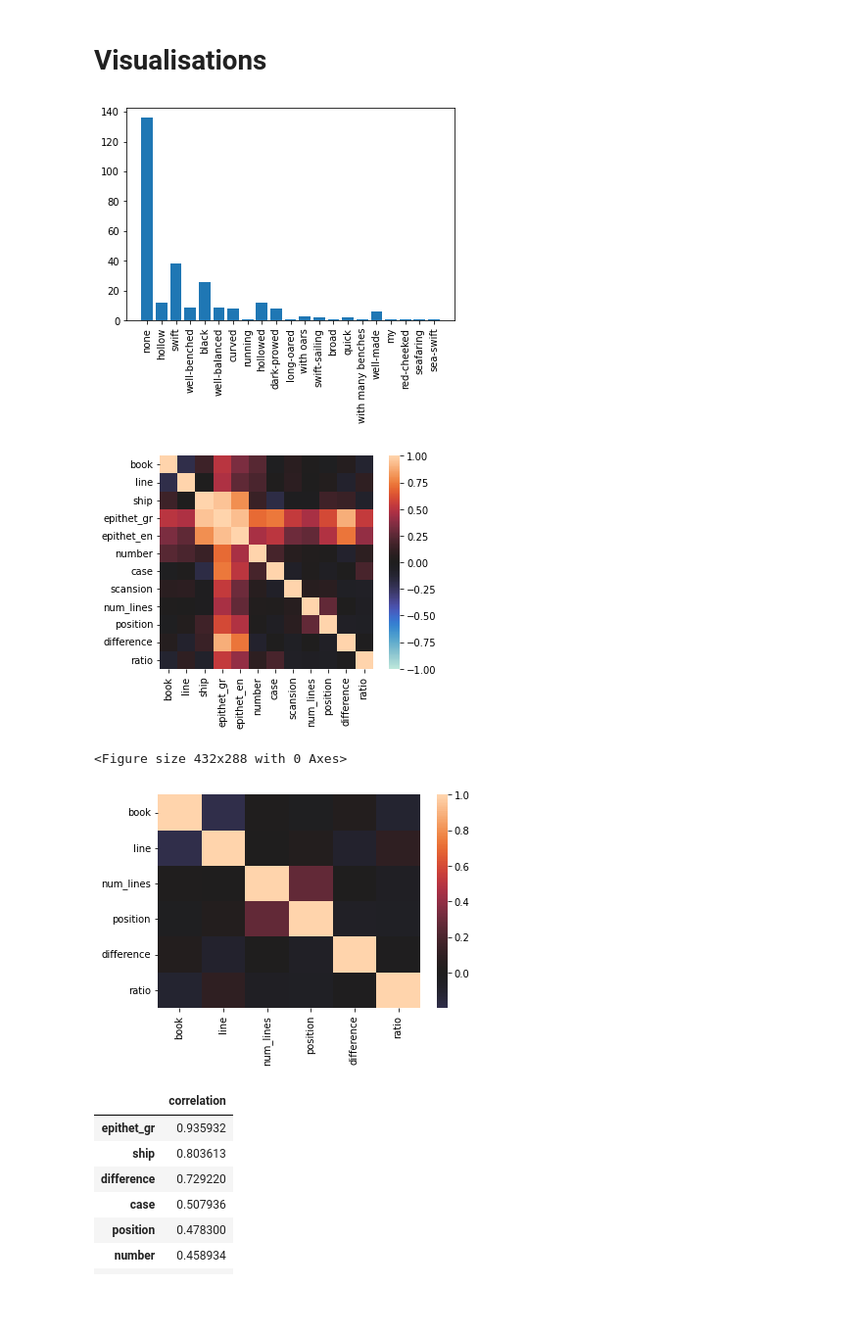
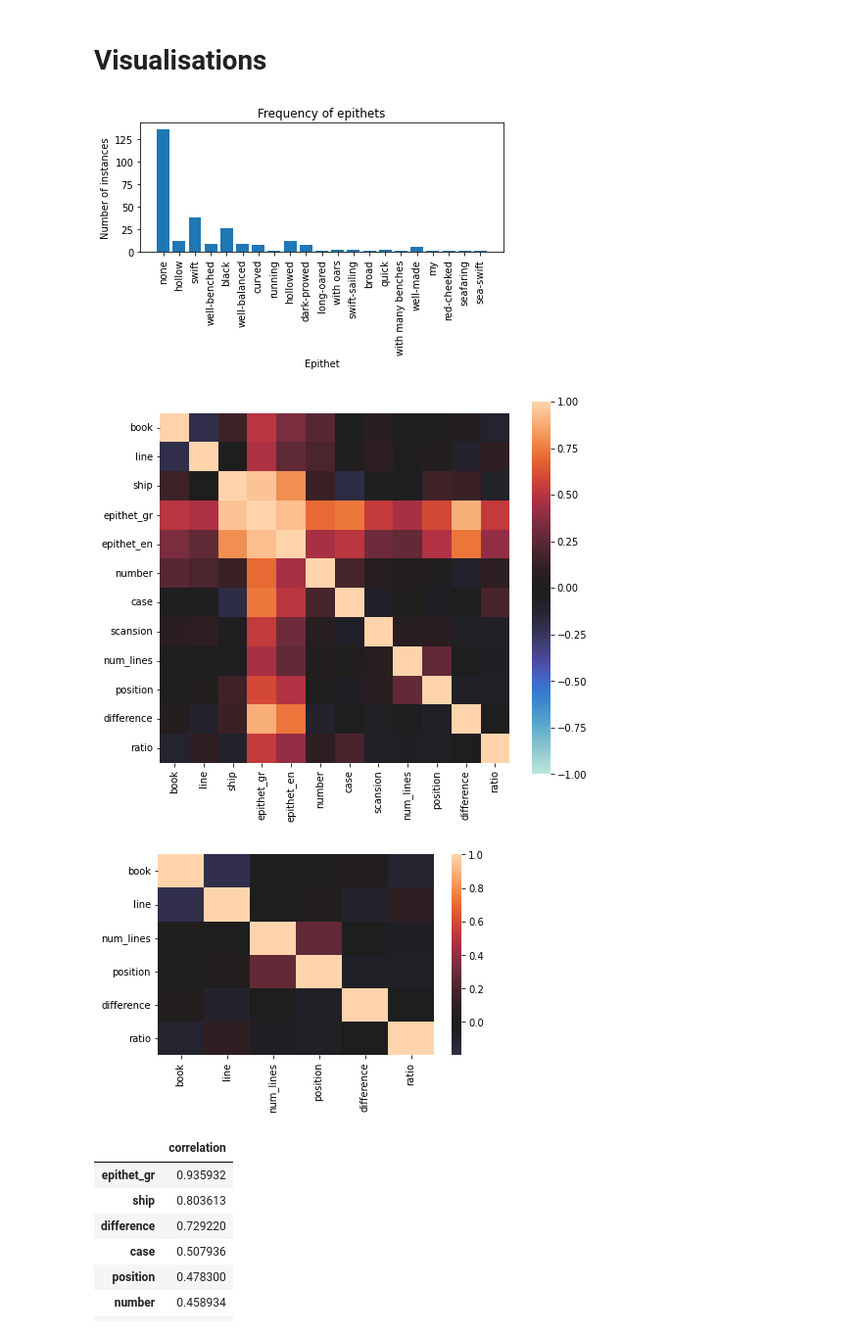
Before and after one commit to jwillmur/ancient_greek, a Jupyter notebook: clas20016_research/analyse_features.ipynb, the cells around one changed output. Shown at 98% size. Saved outputs shown, nothing was run; the diff lists cells and outputs as text; code cells hidden in the pictures; blank space fills up the shorter version.

Commit message:
fixing plots

```diff
--- a/clas20016_research/analyse_features.ipynb
+++ b/clas20016_research/analyse_features.ipynb
@@ -33,26 +33,29 @@ X_train, X_test, y_train, t_test = train_test_split(instances.drop(['epithet_gr'
 # %%
 ## plot frequency of each epithet
 plt.bar(en_dict.keys(), en_dict.values())
+plt.title('Frequency of epithets')
+plt.ylabel('Number of instances')
+plt.xlabel('Epithet')
 plt.xticks(rotation=90)
+plt.tight_layout()
 plt.savefig('plots/epithet_distribution.jpg')
 plt.show()
 # %% [output]
-[figure, old version]
+[figure, new version]
 # %%
 ## correlation between all features
-corr_all = dython.nominal.associations(instances.drop(['clause', 'trigrams'], axis=1), annot=False)
-plt.savefig('plots/correlation_all.jpg')
+corr_all = dython.nominal.associations(instances.drop(['clause', 'trigrams'], axis=1), annot=False, filename='plots/correlation_all.jpg', figsize=(8,7))
 # %% [output]
-[figure, old version]
+[figure, new version]
-<Figure size 432x288 with 0 Axes>
 # %%
 ## correlation between numerical features (inc categorical ordinal)
 continuous = instances.drop(cat_nom, axis=1)
 corr_cont = continuous.corr(method='pearson')
 sns.heatmap(corr_cont, cmap=sns.color_palette("icefire", as_cmap=True), center=0)
+plt.tight_layout()
 plt.savefig('plots/numerical_correlations.jpg')
 # %% [output]
-[figure, old version]
+[figure, new version]
 # %%
 ## rank the correlation of each variable with the label
 sorted_mat = corr_all['corr'].unstack().sort_values()
```
